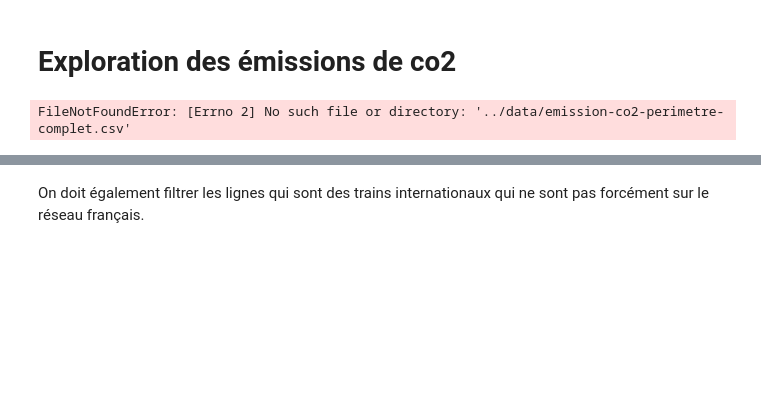
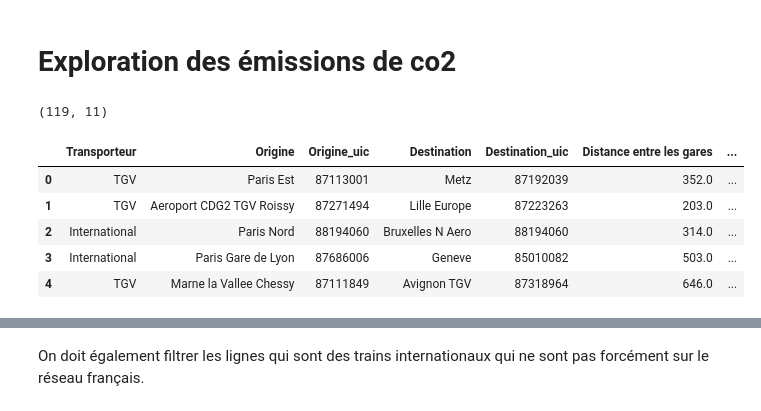
Before and after one commit to appollo30/DSIA_4101A-Analyse-des-donn-es-de-la-SNCF, a Jupyter notebook: notebooks/7_emissions-co2.ipynb, the cells around one changed output, grey strips where cells are left out. Drawn from its saved outputs; the diff is of its cells as text; code cells hidden in the pictures; blank space fills up the shorter version.

```diff
--- a/notebooks/7_emissions-co2.ipynb
+++ b/notebooks/7_emissions-co2.ipynb
@@ -8,11 +8,17 @@ from plotly.subplots import make_subplots
 # %% [markdown]
 # Exploration des émissions de co2
 # %%
-emissions = pd.read_csv('../data/emission-co2-perimetre-complet.csv',sep=';')
+emissions = pd.read_csv('../data/raw/emission-co2-perimetre-complet.csv',sep=';')
 print(emissions.shape)
 emissions.head()
 # %% [output]
-FileNotFoundError: [Errno 2] No such file or directory: '../data/emission-co2-perimetre-complet.csv'
+(119, 11)
+|  | Transporteur | Origine | Origine_uic | Destination | Destination_uic | Distance entre les gares | ... |
+| 0 | TGV | Paris Est | 87113001 | Metz | 87192039 | 352.0 | ... |
+| 1 | TGV | Aeroport CDG2 TGV Roissy | 87271494 | Lille Europe | 87223263 | 203.0 | ... |
+| 2 | International | Paris Nord | 88194060 | Bruxelles N Aero | 88194060 | 314.0 | ... |
+| 3 | International | Paris Gare de Lyon | 87686006 | Geneve | 85010082 | 503.0 | ... |
+| 4 | TGV | Marne la Vallee Chessy | 87111849 | Avignon TGV | 87318964 | 646.0 | ... |
 # %%
 def rename_columns(emissions_df):
     emissions_df.rename(columns={
```
Also changed, not shown: parts of 1 cell of this notebook, 2 other files.
